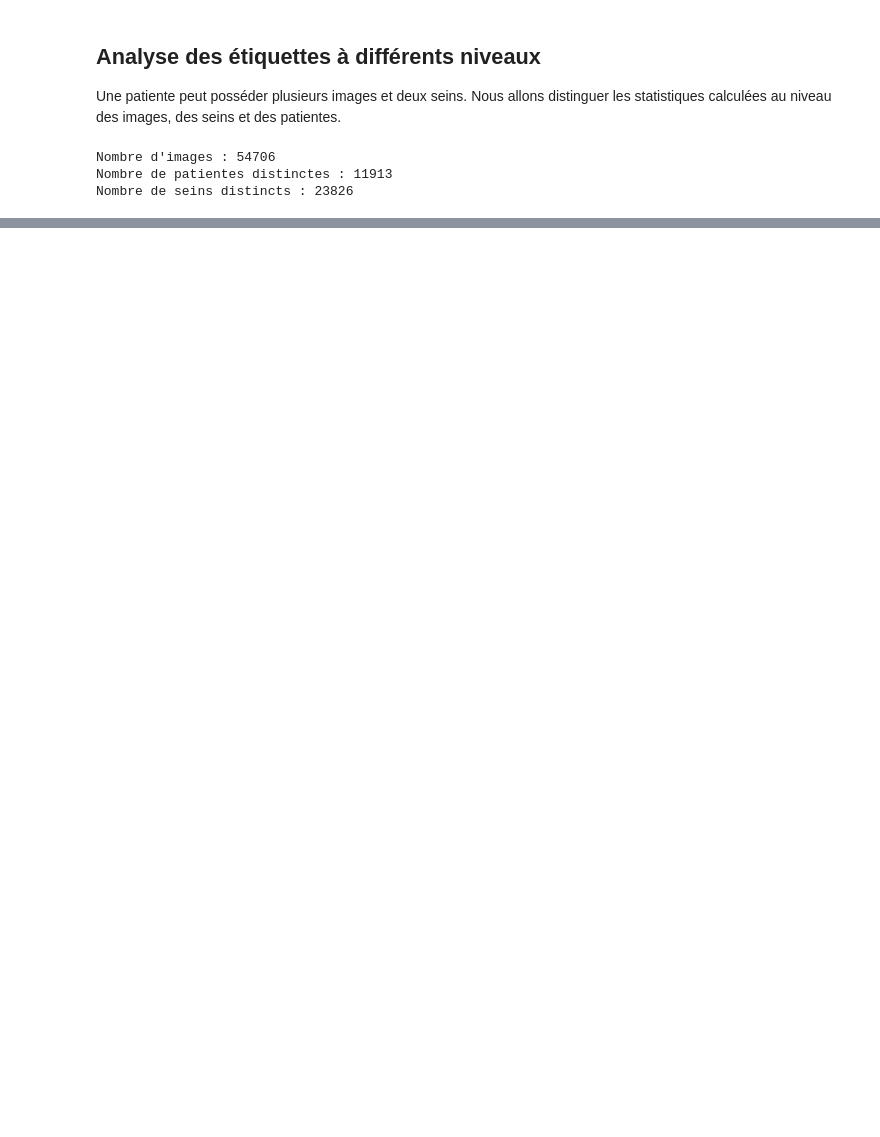
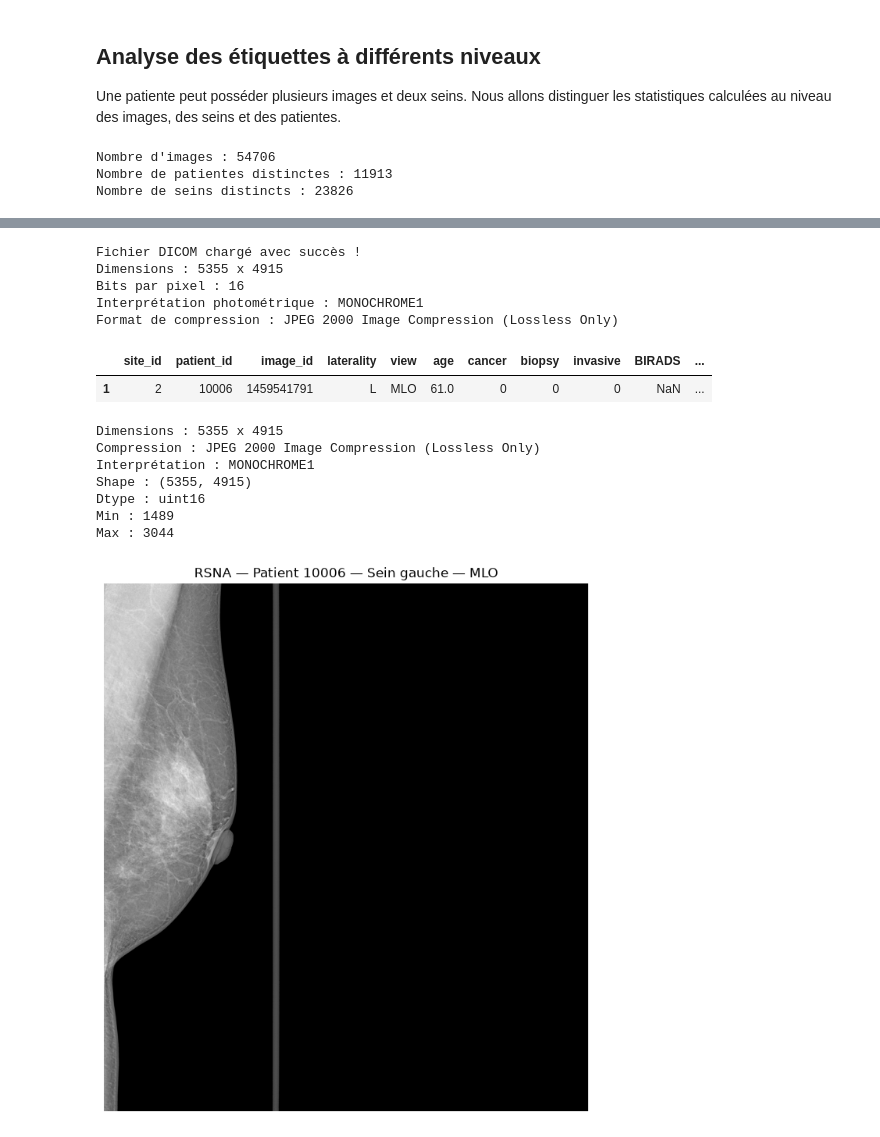
Before and after one commit to Louis-Etienne/gif-7005_apprentissage_automatique, a Jupyter notebook: notebooks/01_exploration_rsna.ipynb, the cells around one changed output, grey strips where cells are left out. Saved outputs shown, nothing was run; the diff lists cells and outputs as text; code cells hidden in the pictures; blank space fills up the shorter version.

```diff
--- a/notebooks/01_exploration_rsna.ipynb
+++ b/notebooks/01_exploration_rsna.ipynb
@@ -120,0 +279,73 @@ Name: proportion, dtype: float64
+# %%
+from pathlib import Path
+import pydicom
+
+# Chemin vers notre première mammographie
+image_path = Path(
+    "../data/raw/train_images/10006/1459541791.dcm"
+)
+
+# Vérifier que le fichier existe
+assert image_path.exists(), f"Fichier introuvable : {image_path}"
+
+# Lire le fichier DICOM
+dicom = pydicom.dcmread(image_path)
+
+print("Fichier DICOM chargé avec succès !")
+print("Dimensions :", dicom.Rows, "x", dicom.Columns)
+print("Bits par pixel :", dicom.BitsAllocated)
+print("Interprétation photométrique :", dicom.PhotometricInterpretation)
+print("Format de compression :", dicom.file_meta.TransferSyntaxUID.name)
+# %% [output]
+Fichier DICOM chargé avec succès !
+Dimensions : 5355 x 4915
+Bits par pixel : 16
+Interprétation photométrique : MONOCHROME1
+Format de compression : JPEG 2000 Image Compression (Lossless Only)
+# %%
+patient_info = df[
+    (df["patient_id"] == 10006) &
+    (df["image_id"] == 1459541791)
+]
+
+display(patient_info)
+# %% [output]
+|  | site_id | patient_id | image_id | laterality | view | age | cancer | biopsy | invasive | BIRADS | ... |
+| 1 | 2 | 10006 | 1459541791 | L | MLO | 61.0 | 0 | 0 | 0 | NaN | ... |
+# %%
+import pydicom
+import numpy as np
+import matplotlib.pyplot as plt
+
+dicom = pydicom.dcmread(image_path)
+
+print("Dimensions :", dicom.Rows, "x", dicom.Columns)
+print("Compression :", dicom.file_meta.TransferSyntaxUID.name)
+print("Interprétation :", dicom.PhotometricInterpretation)
+
+image = dicom.pixel_array
+
+print("Shape :", image.shape)
+print("Dtype :", image.dtype)
+print("Min :", image.min())
+print("Max :", image.max())
+
+display_image = image.astype(np.float32)
+
+if dicom.PhotometricInterpretation == "MONOCHROME1":
+    display_image = display_image.max() - display_image
+
+plt.figure(figsize=(8, 10))
+plt.imshow(display_image, cmap="gray")
+plt.title("RSNA — Patient 10006 — Sein gauche — MLO")
+plt.axis("off")
+plt.show()
+# %% [output]
+Dimensions : 5355 x 4915
+Compression : JPEG 2000 Image Compression (Lossless Only)
+Interprétation : MONOCHROME1
+Shape : (5355, 4915)
+Dtype : uint16
+Min : 1489
+Max : 3044
+[figure, added]
```
Also changed, not shown: parts of 30 cells of this notebook, 2 other files.
